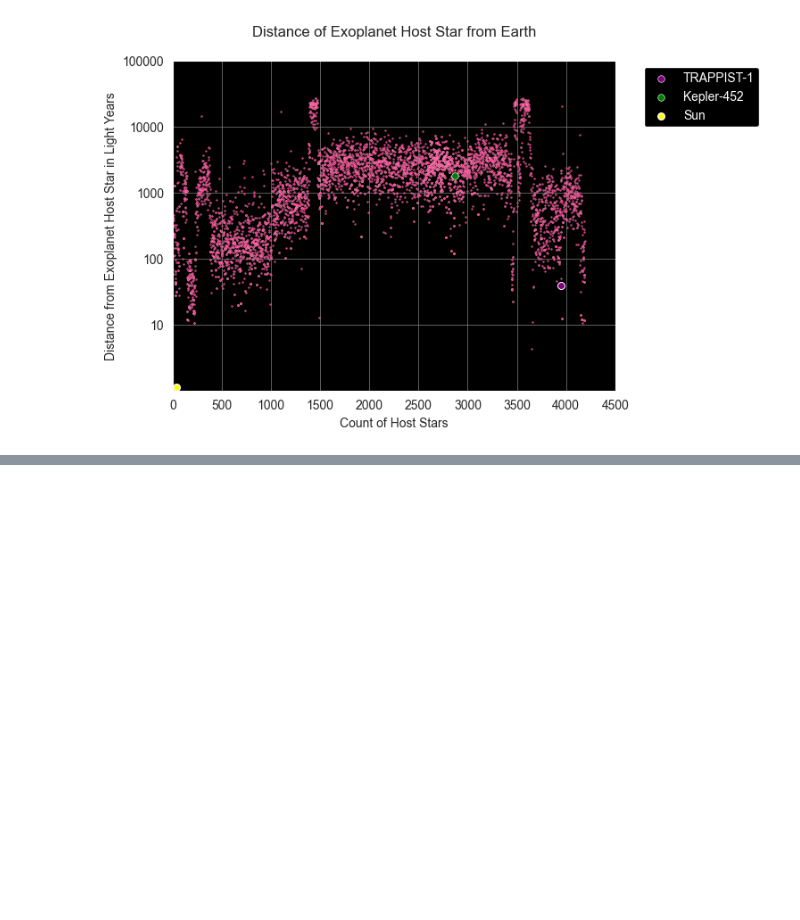
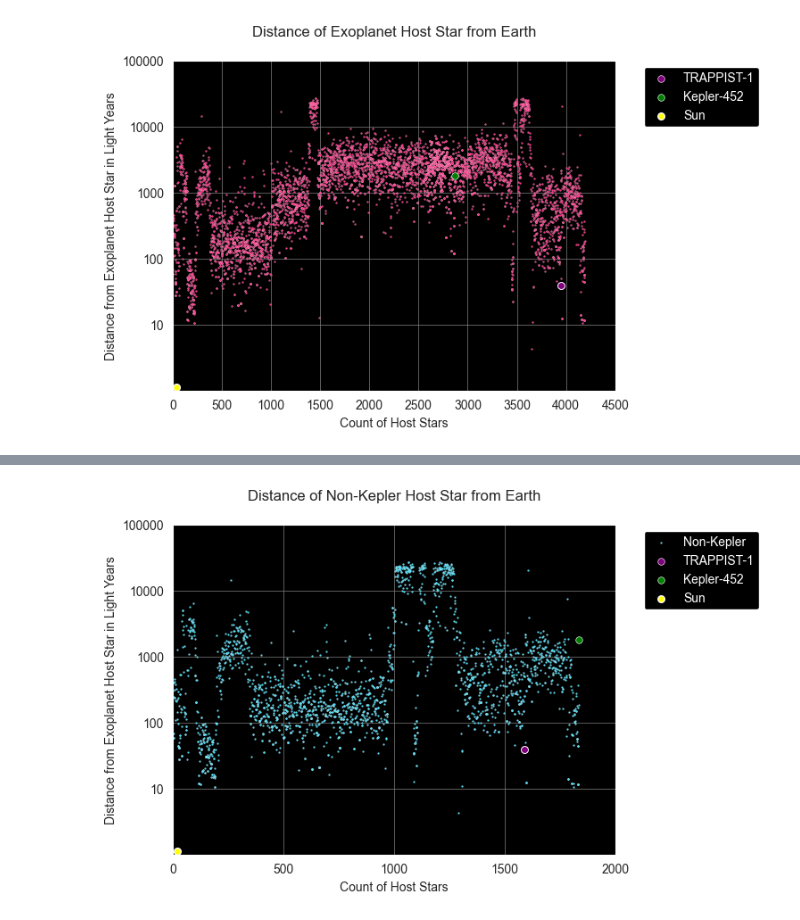
Before and after one commit to Graviton12/Exoplanet-Data-Analysis, a Jupyter notebook: scatterplots.ipynb, the cells around one changed output, grey strips where cells are left out. Cells and saved outputs as stored; diff of their text form; code cells hidden in the pictures; blank space fills up the shorter version.

```diff
--- a/scatterplots.ipynb
+++ b/scatterplots.ipynb
@@ -211,0 +212,9 @@ plt.show()
+# %%
+# Distance of Exoplanet Host Star from Earth (For all non-Kepler Host Stars)
+
+# filter dataset for kepler only host stars
+non_kepler_host_stars1 = dataset[~dataset['planet_name'].str.startswith('Kepler-')]
+non_kepler_host_stars2 = non_kepler_host_stars1[~dataset['planet_name'].str.startswith('K2-')]
+non_kepler_host_stars3 = non_kepler_host_stars2[~dataset['planet_name'].str.startswith('KOI-')]
+non_kepler_host_stars = non_kepler_host_stars3[~dataset['planet_name'].str.startswith('EPIC')]
+non_kepler_host_stars
@@ -211,0 +235,54 @@ plt.show()
+# %%
+# Define colors for Kepler and non-Kepler planets
+colors = {'Kepler': '#FD4659', 'Non-Kepler': '#42daf5'}
+
+# creating scatterplot for Exoplanet distance from Earth
+sns.scatterplot(data=non_kepler_host_stars, x='host_star_name', y='distance_parsec', color='#42daf5', s=2, label='Non-Kepler')
+plt.xlabel('Count of Host Stars')
+plt.ylabel('Distance from Exoplanet Host Star in Light Years')
+plt.title('Distance of Non-Kepler Host Star from Earth', pad=20)
+
+# Setting logarithmic scale for y-axis
+plt.yscale('log')
+
+# Customize tick label formatting
+plt.gca().yaxis.set_major_formatter(ScalarFormatter())
+
+# Setting major ticks for the x-axis
+plt.xticks([0, 500, 1000, 1500, 2000], ['0', '500', '1000', '1500', '2000'])
+# Setting major ticks for the y-axis
+plt.yticks([10, 100, 1000, 10000, 100000], ['10', '100', '1000', '10000', '100000'])
+
+# Setting x-axis limits to ensure tick marks are spread evenly
+plt.xlim(0, 2000)
+# Setting y-axis limits to ensure tick marks are spread evenly
+plt.ylim(1, 100000)
+
+# manually setting the distance_parsec for Trappist-1
+trappist_distance_light_year = 39.46 # in light years
+dataset.loc[dataset['host_star_name'] == 'TRAPPIST-1', 'distance_parsec'] = trappist_distance_light_year
+
+# Highlight specific point for Trappist-1 star and add it to scatter plot by layering an additional scatter plot on top
+highlighted_trappist_star = dataset[dataset['host_star_name'] == 'TRAPPIST-1']
+sns.scatterplot(data=highlighted_trappist_star, x='host_star_name', y='distance_parsec', color='purple', s=30, edgecolor='white', label='TRAPPIST-1')
+
+# Highlight specific point for Kepler 452 star and add it to scatter plot by layering an additional scatter plot on top
+highlighted_kepler452 = dataset[dataset['host_star_name'] == 'Kepler-452']
+sns.scatterplot(data=highlighted_kepler452, x='host_star_name', y='distance_parsec', color='green', s=30, edgecolor='white', label='Kepler-452')
+
+# Highlight specific point for the sun
+# Setting an arbitrary x and y postion for the sun that way it can be properly visualized
+plt.scatter(20, 1.14, color='yellow', s=30, edgecolor='white', label='Sun')
+
+# Changing the grid color to be more visiable on black background
+plt.grid(color='gray', linestyle='-', linewidth=0.5)
+
+# Adjust the legend
+legend = plt.legend(facecolor='black', edgecolor='white', framealpha=1, fontsize=10, bbox_to_anchor=(1.05, 1), loc = 'upper left')
+for text in legend.get_texts():
+    text.set_color('white')
+
+
+plt.show()
+# %% [output]
+[figure, added]
```
Also changed, not shown: parts of 4 cells of this notebook.
